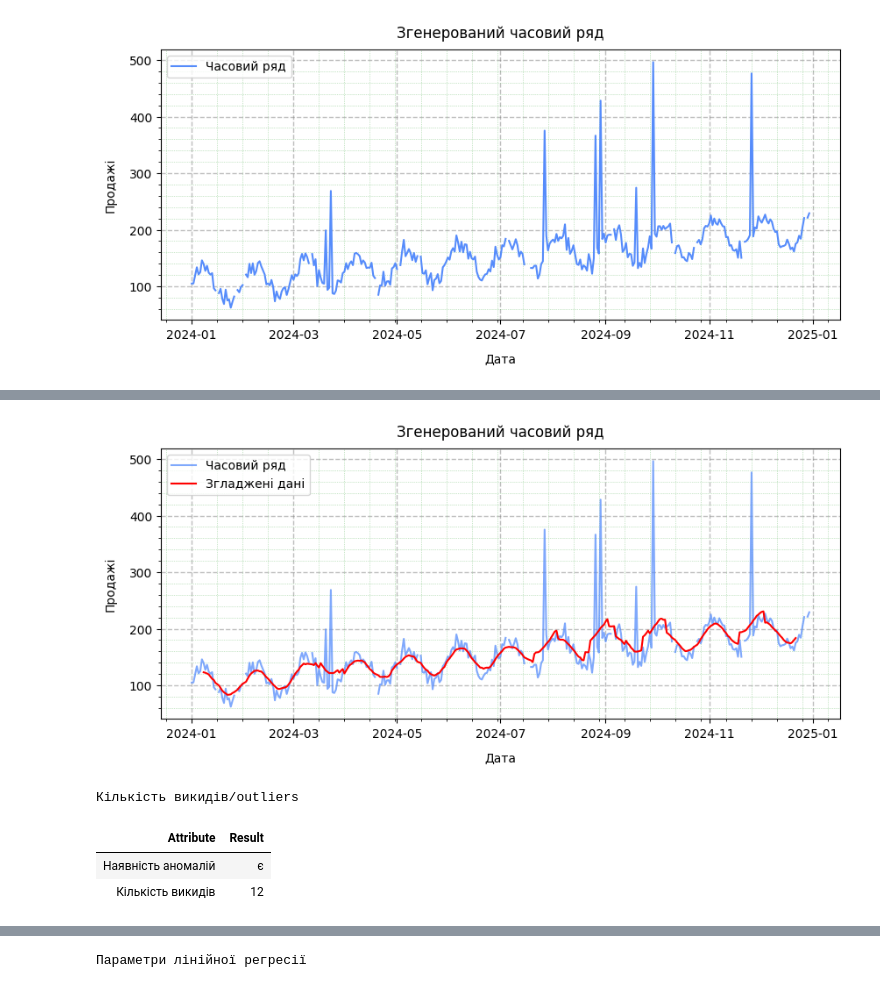
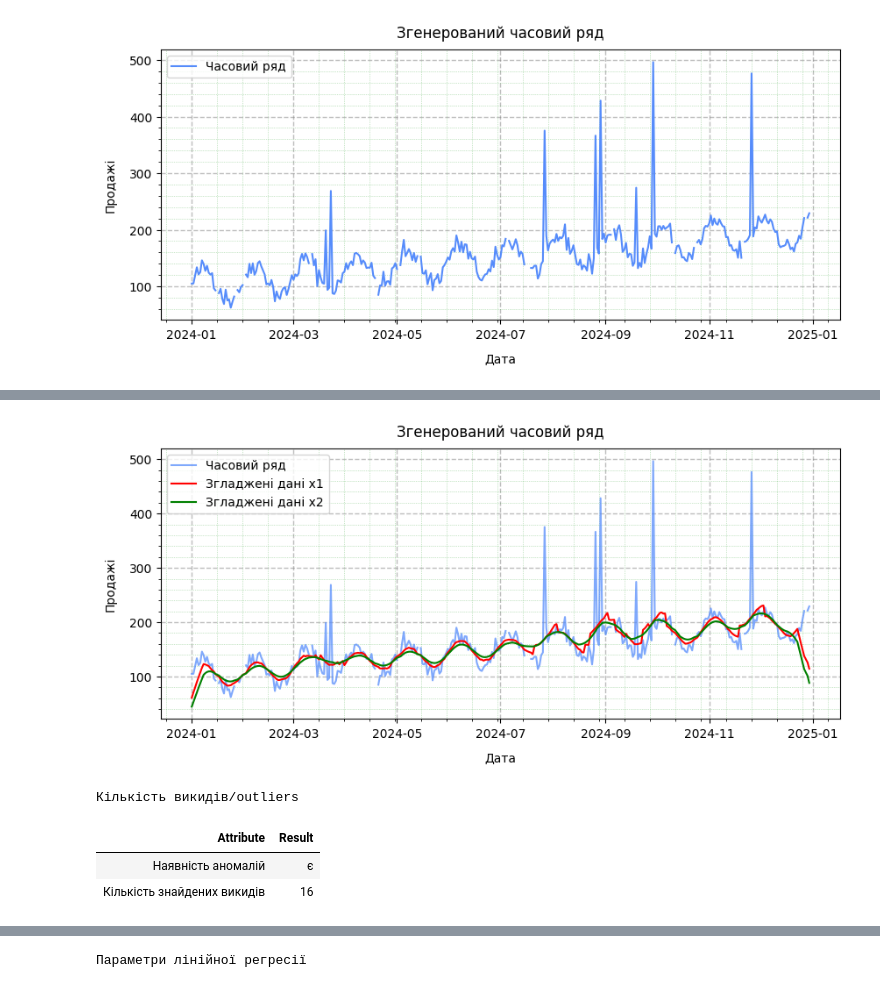
Before and after one commit to BogdanPinchuk/DataScience-PBY_HW15, a Jupyter notebook: Bohdan_Pinchuk_DS_HW15.ipynb, the cells around one changed output, grey strips where cells are left out. Saved outputs shown, nothing was run; the diff lists cells and outputs as text; code cells hidden in the pictures.

```diff
--- a/Bohdan_Pinchuk_DS_HW15.ipynb
+++ b/Bohdan_Pinchuk_DS_HW15.ipynb
@@ -253,7 +247,7 @@ plt.show()
 # %% [output]
 [figure]
 # %%
-# Згладжування
+# Аналіз наявності сезонності
 
 import numpy as np
 from scipy import signal
@@ -271,9 +265,26 @@ g_fun = np.ones(window_size) / window_size
 f_fun = temp_df["sales"].values
 smoothed_data = signal.fftconvolve(f_fun, g_fun, mode='same')
 
+# 2-ге згладжування для похідної
+smoothed_data2 = signal.fftconvolve(smoothed_data, g_fun, mode='same')
+
+# беремо похідну (градієнт зберігає кількість точок)
+# derivative = np.diff(smoothed_data2)
+derivative = np.gradient(smoothed_data2)
+derivative = signal.fftconvolve(derivative, g_fun, mode='same')
+temp_df["derivative"] = derivative
+
+# Порівнюємо значення зі зміщенням масиву
+peaks = (derivative > 0) & (np.roll(derivative, -1) <= 0)
+temp_df["peak"] = peaks
+
+# знаходимо індекси
+indices = temp_df.loc[peaks, "id"]
+period = np.diff(indices)
+period_mean = np.mean(period)
+
 temp_df["smoothed"] = smoothed_data
-# видаляємо некоректні значення по краях, щоб зменшити вплив значень
-temp_df = temp_df.iloc[trim_size:-trim_size]
+temp_df["smoothed2"] = smoothed_data2
 
 # Print results
 # display(temp_df)
@@ -280,27 +339,28 @@ temp_df = temp_df.iloc[trim_size:-trim_size]
 # %%
 # Graphic results
 
 import matplotlib.pyplot as plt
 
 # Input data
 
 # Solution
 _, ax = plt.subplots(figsize=(10, 4))
 
 ax.plot(df["date"], df["sales"], alpha=0.75, label="Часовий ряд")
-ax.plot(temp_df["date"], temp_df["smoothed"], color='red', label="Згладжені дані")
+ax.plot(temp_df["date"], temp_df["smoothed"], color='red', label="Згладжені дані x1")
+ax.plot(temp_df["date"], temp_df["smoothed2"], color='green', label="Згладжені дані x2")
 
 ax.grid(axis='both', visible=True, which='major', ls='--', linewidth=1.0, color='tab:gray')
 ax.minorticks_on()
 ax.grid(axis='both', visible=True, which='minor', ls=':', linewidth=0.5, color='tab:green')
 ax.set_title("Згенерований часовий ряд", pad=10, loc='center', color='black')
 ax.set_xlabel("Дата", labelpad=10, loc='center', color='black')
 ax.set_ylabel("Продажі", labelpad=10, loc='center', color='black')
 ax.legend()
 
 plt.show()
 # %% [output]
-[figure, old version]
+[figure, new version]
 # %%
 # Аналіз наявності аномалій/викидів
 
@@ -324,7 +384,7 @@ n_outliers = len(outliers)
 rp = rpt.Reporter()
 rp.tolerance = 6
 rp.add_item("Наявність аномалій", 'є' if n_outliers > 0 else 'немає')
-rp.add_item("Кількість викидів", str(n_outliers))
+rp.add_item("Кількість знайдених викидів", str(n_outliers))
 
 # Print results
 rp.print_pd_report("Кількість викидів/outliers")
@@ -332,7 +392,7 @@ rp.print_pd_report("Кількість викидів/outliers")
 Кількість викидів/outliers
 | Attribute | Result |
 | Наявність аномалій | є |
-| Кількість викидів | 12 |
+| Кількість знайдених викидів | 16 |
 # %%
 # Graphic results
 
```
Also changed, not shown: parts of 8 cells of this notebook.
